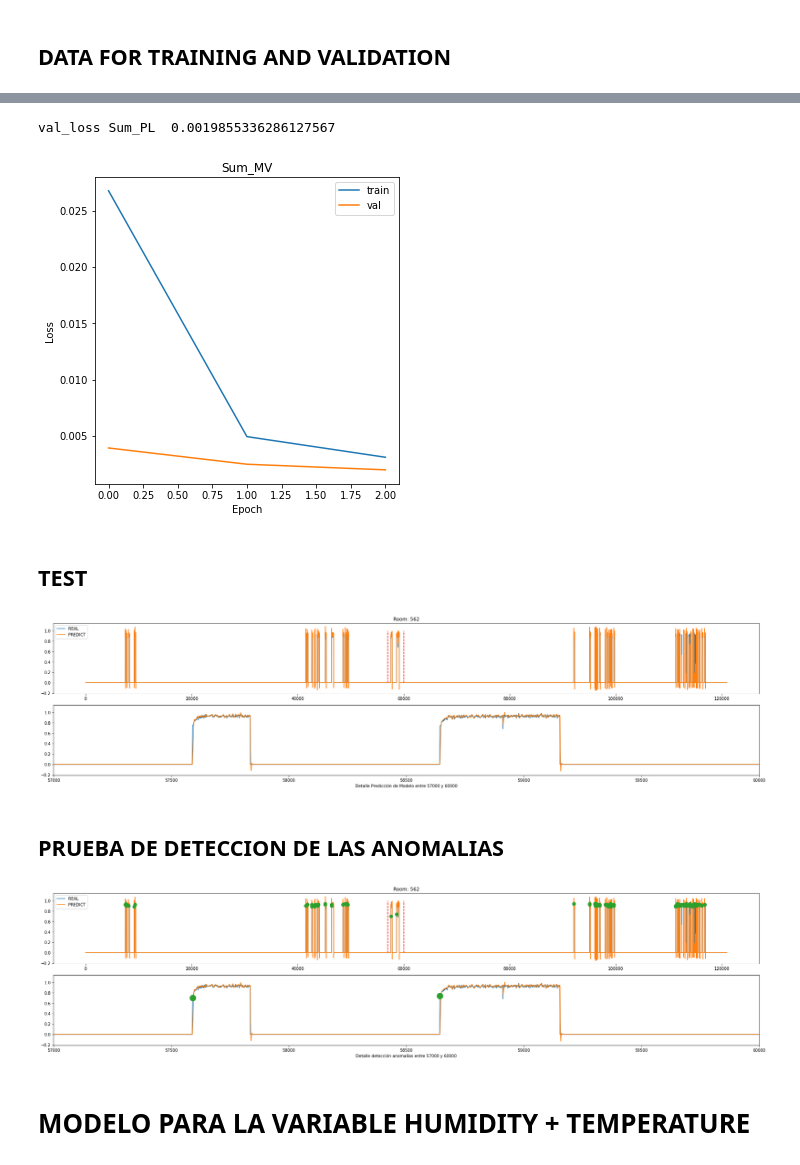
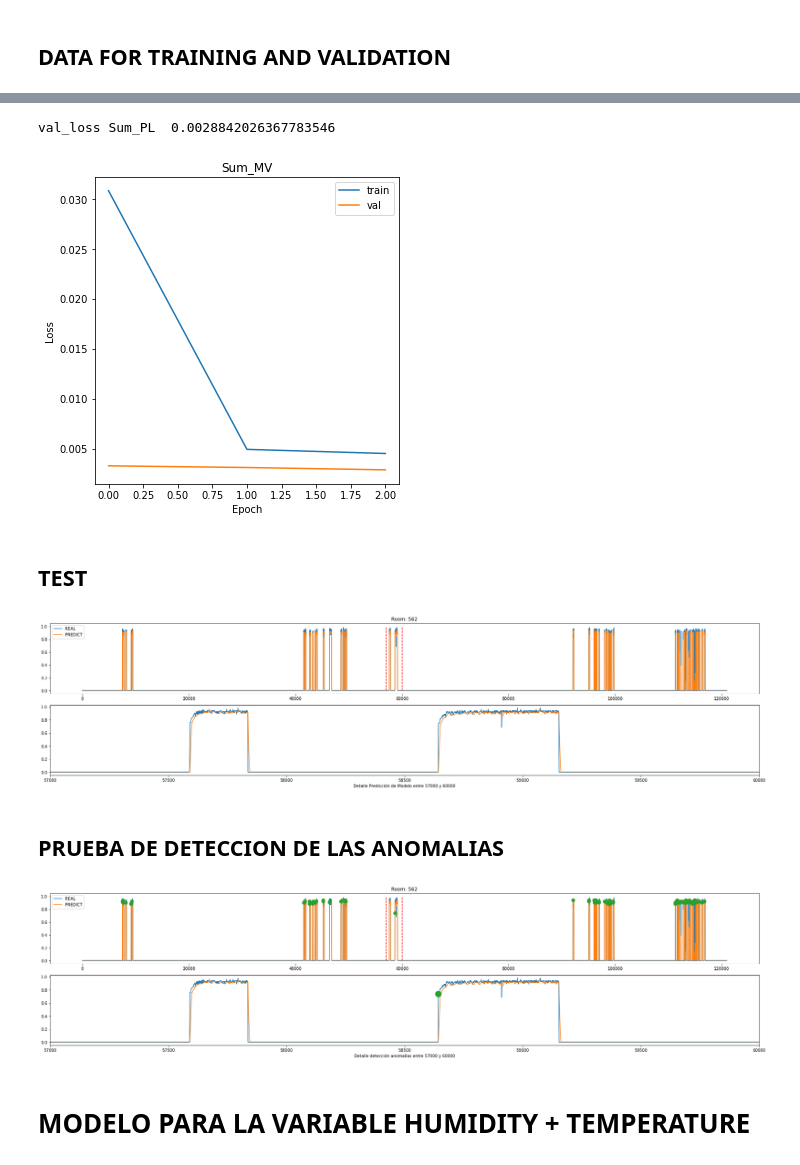
Before and after one commit to mjbarca/Anomaly-Detection, a Jupyter notebook: AnomalyDetection_multi.ipynb, the cells around one changed output, grey strips where cells are left out. Saved outputs shown, nothing was run; the diff lists cells and outputs as text; code cells hidden in the pictures.

```diff
--- a/AnomalyDetection_multi.ipynb
+++ b/AnomalyDetection_multi.ipynb
@@ -611,30 +612,30 @@ Epoch 3/3
 # %%
-print('val_loss Sum_PL ',history_Sum_mv.history['val_loss'][2])
+print('val_loss Sum_PL ',history_Sum_PL.history['val_loss'][2])
 # %% [output]
-val_loss Sum_PL  0.0019855336286127567
+val_loss Sum_PL  0.0028842026367783546
 # %%
-print_loss_mv(history_Sum_mv)
+print_loss_mv(history_Sum_PL)
 # %% [output]
-[figure, old version]
+[figure, new version]
 # %% [markdown]
 ## TEST
 # %%
 # ROOMS FOR TEST
-testRooms_Sum_mv = [23]
+testRooms_Sum_PL = [23]
 # %%
 # y los datos de test
 
-testX_Sum_mv, testy_Sum_mv = preproc_data_rooms_in_list(mv,testRooms_Sum_mv,n_steps,n_features)
+testX_Sum_PL, testy_Sum_PL = preproc_data_rooms_in_list('Sum_PL',testRooms_Sum_PL,n_steps,n_features)
 # %%
 # Obtenemos predicciones
-predict_Sum_mv = model_Sum_mv.predict(testX_Sum_mv, verbose=0)
+predict_Sum_PL = model_Sum_PL.predict(testX_Sum_PL, verbose=0)
 # %%
 # DF with predict and real data for plotting
-df_valid_model_Sum_mv = df_valid_model(testy_Sum_mv, predict_Sum_mv)
+df_valid_model_Sum_PL = df_valid_model(testy_Sum_PL, predict_Sum_PL)
 # %%
-plot_model(df_valid_model_Sum_mv,57000, 60000)
+plot_model(df_valid_model_Sum_PL,57000, 60000)
 # %% [output]
-[figure, old version]
+[figure, new version]
 # %% [markdown]
 ## PRUEBA DE DETECCION DE LAS ANOMALIAS
 # %%
@@ -646,7 +647,7 @@ df_predict_Sum_mv = df_predict(testy_Sum_mv, predict_Sum_mv, threshold_Sum_mv)
 # %%
-plot_predict(df_predict_Sum_mv, 57000, 60000)
+plot_predict(df_predict_Sum_PL, 57000, 60000)
 # %% [output]
-[figure, old version]
+[figure, new version]
 # %% [markdown]
 # MODELO PARA LA VARIABLE HUMIDITY + TEMPERATURE
 # %% [markdown]
```
Also changed, not shown: parts of 21 cells of this notebook, 4 other files.
